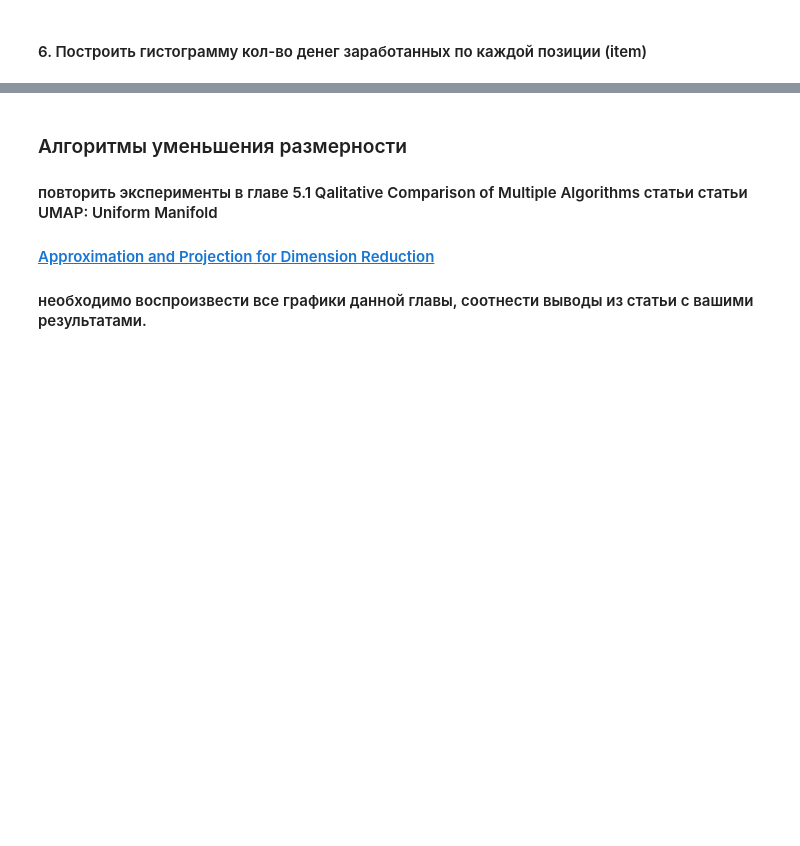
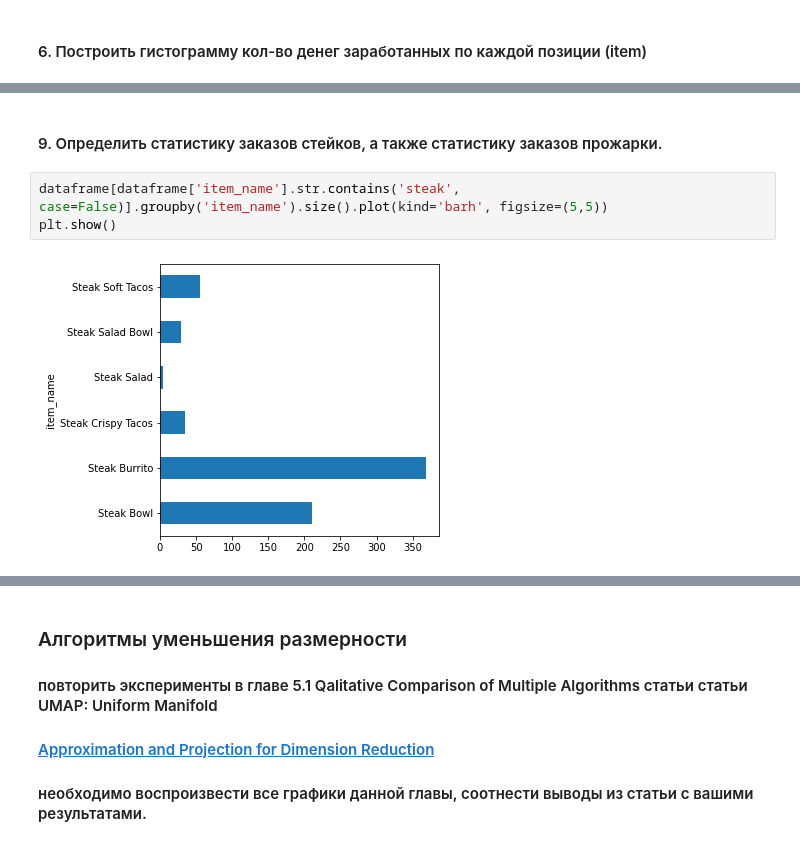
Before and after one commit to spaikus/SPBU-Intelligent-Systems, a Jupyter notebook: Pandas&DimensionalityReduction.ipynb, the cells around one changed output, grey strips where cells are left out. Cells and saved outputs as stored; diff of their text form; blank space fills up the shorter version.

```diff
--- a/Pandas&DimensionalityReduction.ipynb
+++ b/Pandas&DimensionalityReduction.ipynb
@@ -71,0 +87,7 @@ plt.show()
+# %% [markdown]
+#### 9. Определить статистику заказов стейков, а также статистику заказов прожарки.
+# %%
+dataframe[dataframe['item_name'].str.contains('steak', case=False)].groupby('item_name').size().plot(kind='barh', figsize=(5,5))
+plt.show()
+# %% [output]
+[figure, added]
```
Also changed, not shown: parts of 16 cells of this notebook.
